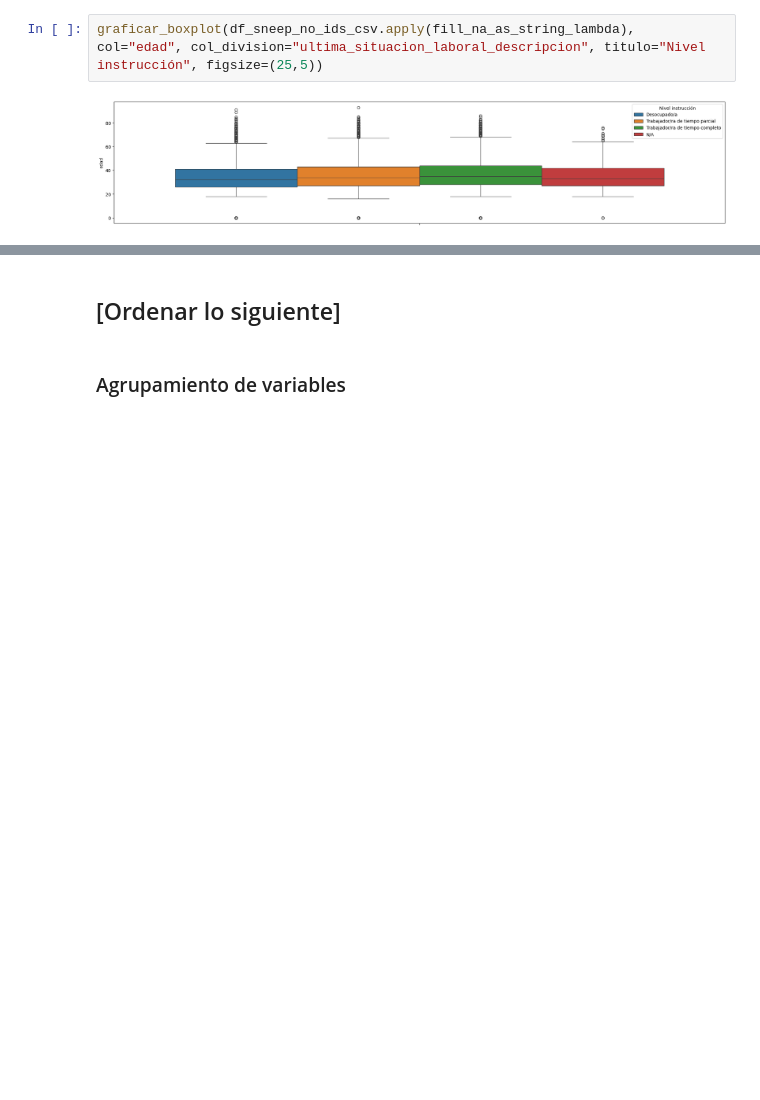
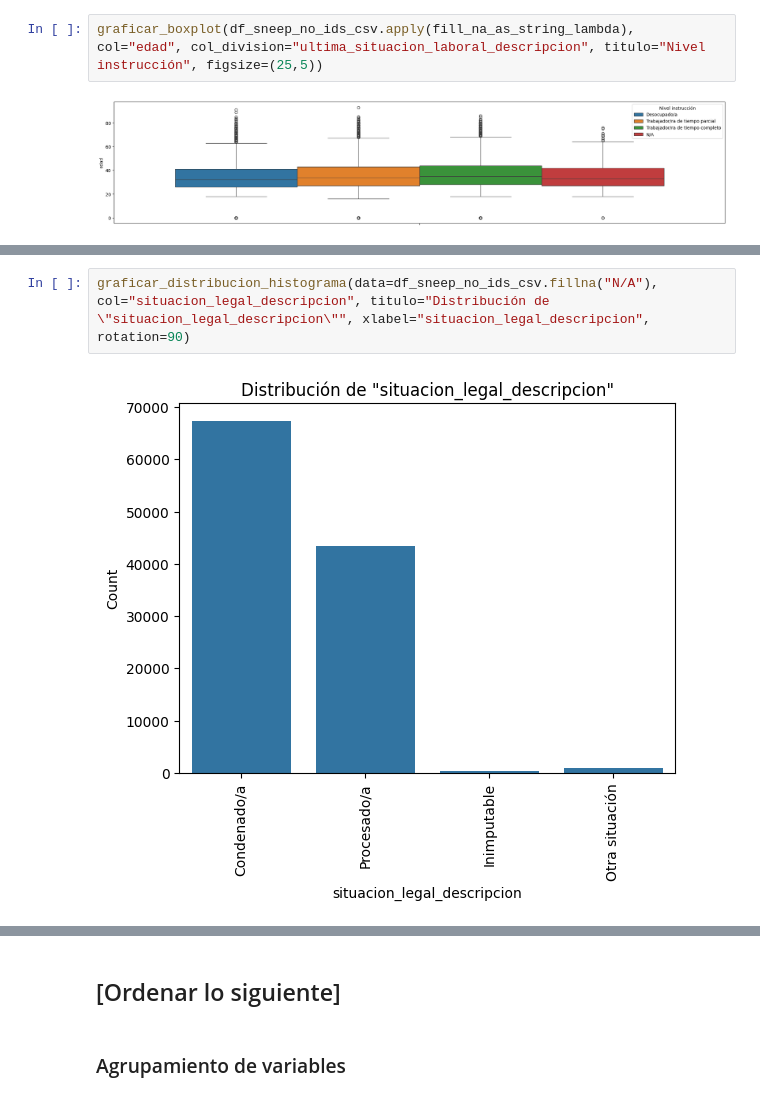
Before and after one commit to gasper-az/CEIA_Analisis_de_datos, a Jupyter notebook: trabajos_practicos/resolucion_tp_01/tp_01.ipynb, the cells around one changed output, grey strips where cells are left out. Cells and saved outputs as stored; diff of their text form; blank space fills up the shorter version.

Commit message:
[tp-01] situacion_legal_descripcion

```diff
--- a/trabajos_practicos/resolucion_tp_01/tp_01.ipynb
+++ b/trabajos_practicos/resolucion_tp_01/tp_01.ipynb
@@ -1478,0 +1536,4 @@ graficar_boxplot(df_sneep_no_ids_csv.apply(fill_na_as_string_lambda), col="edad"
+# %%
+graficar_distribucion_histograma(data=df_sneep_no_ids_csv.fillna("N/A"), col="situacion_legal_descripcion", titulo="Distribución de \"situacion_legal_descripcion\"", xlabel="situacion_legal_descripcion", rotation=90)
+# %% [output]
+[figure, added]
```
Also changed, not shown: parts of 8 cells of this notebook.
